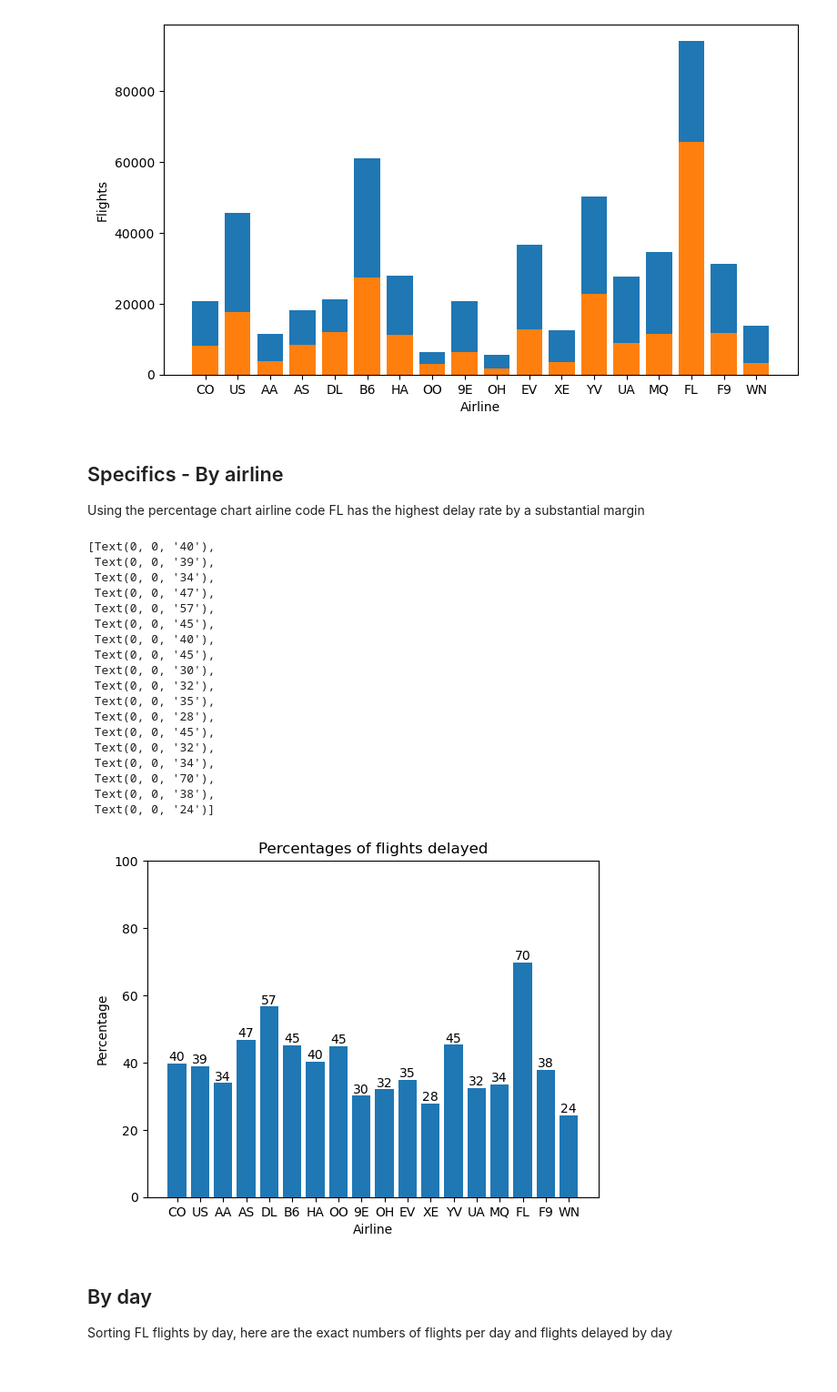
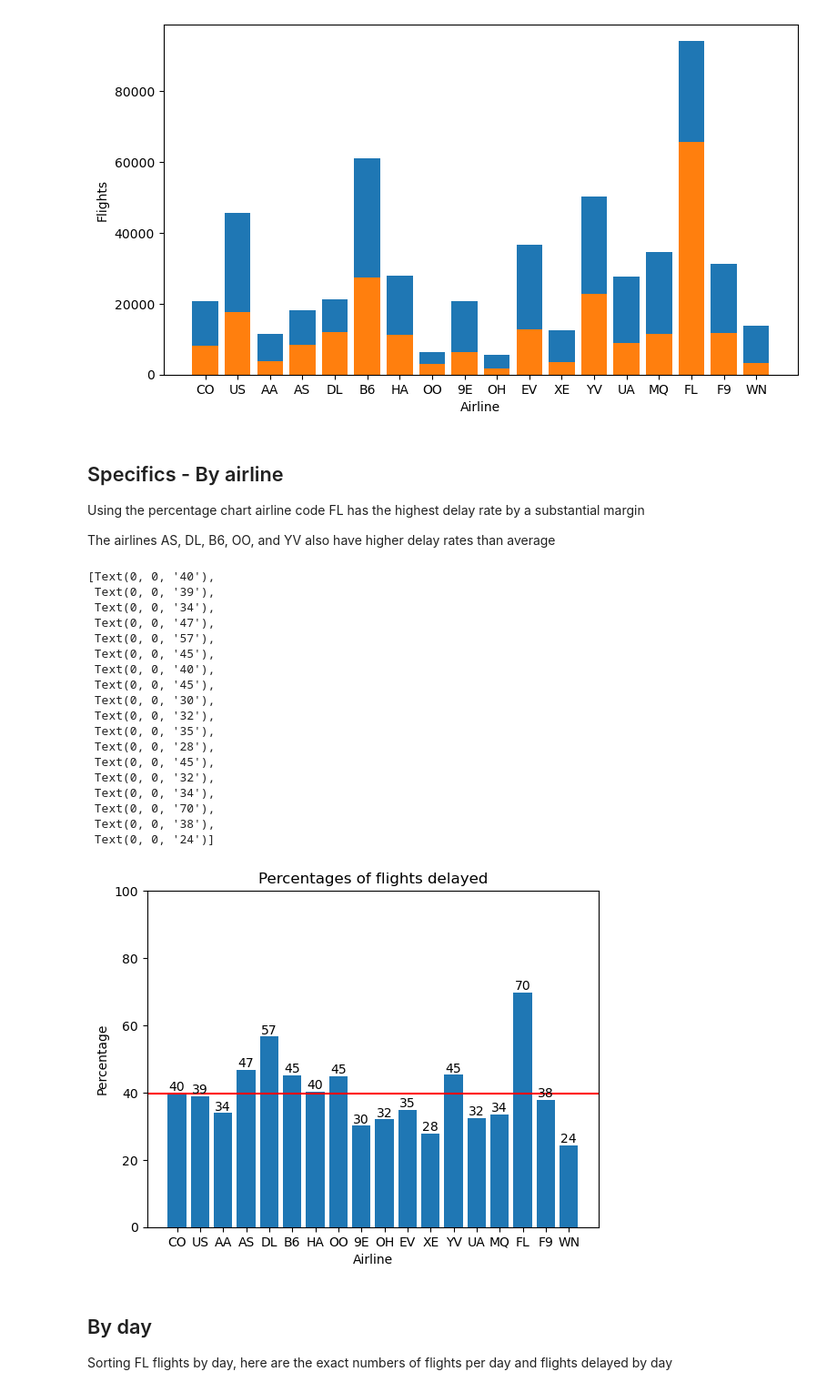
Before and after one commit to ltcolscotty/AirlinesProject, a Jupyter notebook: AirlineAnalysis.ipynb, the cells around one changed output. Shown at 91% size. Cells and saved outputs as stored; diff of their text form; code cells hidden in the pictures.

Commit message:
new charts for airport section

```diff
--- a/AirlineAnalysis.ipynb
+++ b/AirlineAnalysis.ipynb
@@ -74,33 +74,40 @@ plt.show()
 ## Specifics - By airline
 
 Using the percentage chart airline code FL has the highest delay rate by a substantial margin
+
+The airlines AS, DL, B6, OO, and YV also have higher delay rates than average
 # %%
 y_result3 = y_val3B.div(y_val3A).multiply(100)
+mean_val3 = y_result3.mean()
+
 
 fig, ax = plt.subplots()
 bar_container = ax.bar(x_val3, y_result3)
 ax.set(ylabel='Percentage', xlabel='Airline' , title='Percentages of flights delayed', ylim=(0, 100))
+
+mean_line3 = ax.axhline(y=mean_val3, color='red')
+
 ax.bar_label(bar_container, fmt='{:,.0f}')
 # %% [output]
 [Text(0, 0, '40'),
  Text(0, 0, '39'),
  Text(0, 0, '34'),
  Text(0, 0, '47'),
  Text(0, 0, '57'),
  Text(0, 0, '45'),
  Text(0, 0, '40'),
  Text(0, 0, '45'),
  Text(0, 0, '30'),
  Text(0, 0, '32'),
  Text(0, 0, '35'),
  Text(0, 0, '28'),
  Text(0, 0, '45'),
  Text(0, 0, '32'),
  Text(0, 0, '34'),
  Text(0, 0, '70'),
  Text(0, 0, '38'),
  Text(0, 0, '24')]
-[figure, old version]
+[figure, new version]
 # %% [markdown]
 ## By day
 
```
Also changed, not shown: parts of 6 cells of this notebook.
